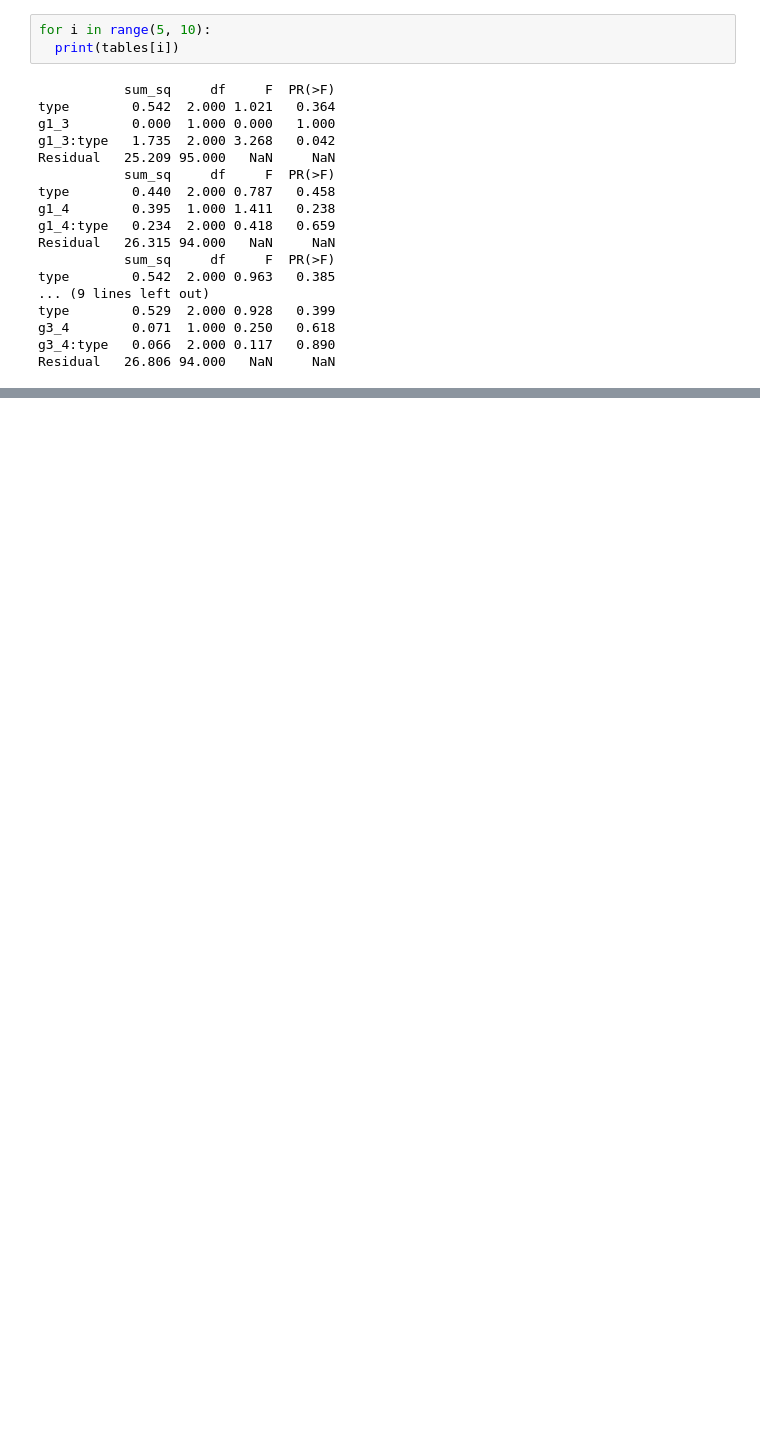
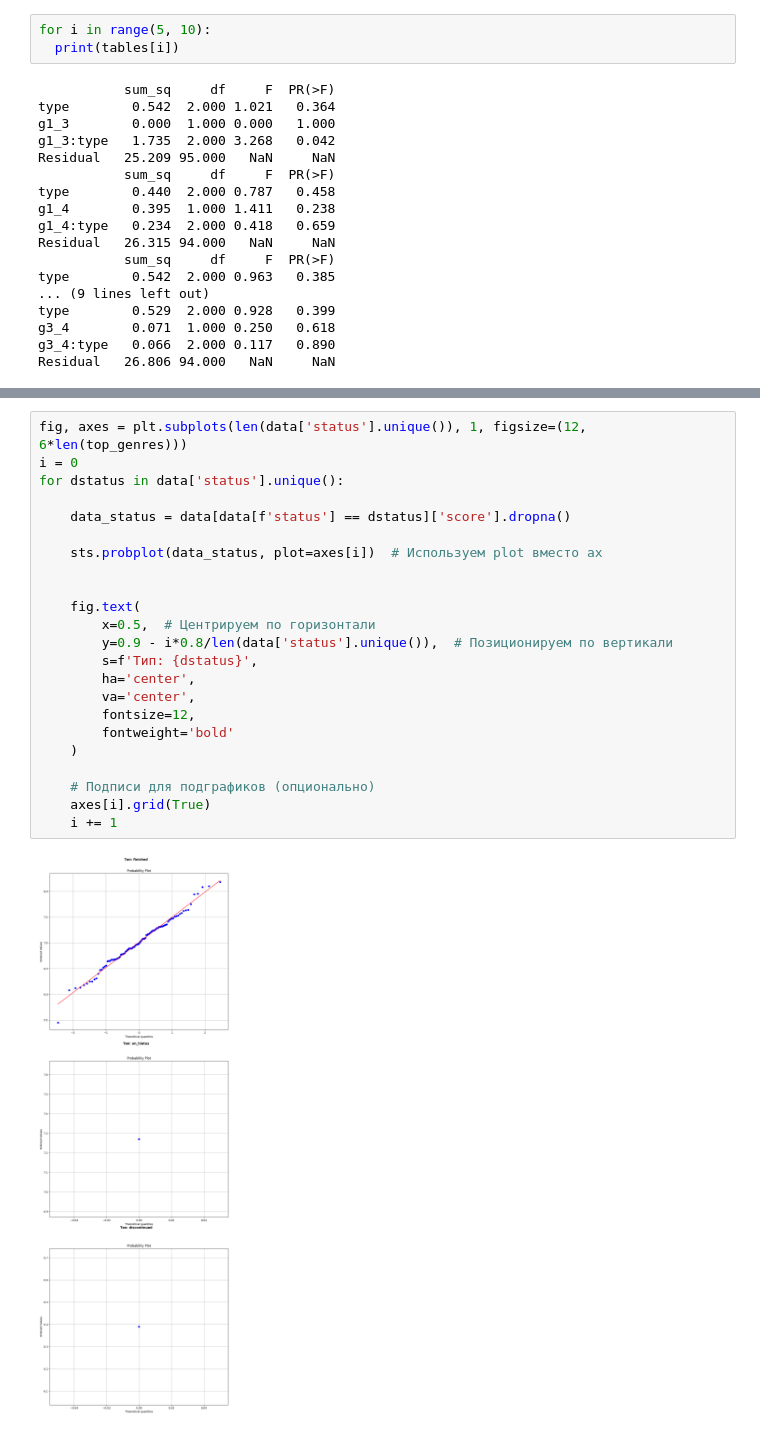
Before and after one commit to Slava55555/EconometricsAndStatistics, a Jupyter notebook: scripts/lab5.ipynb, the cells around one changed output, grey strips where cells are left out. Cells and saved outputs as stored; diff of their text form; blank space fills up the shorter version.

```diff
--- a/scripts/lab5.ipynb
+++ b/scripts/lab5.ipynb
@@ -176,0 +224,25 @@ Residual   26.806 94.000   NaN     NaN
+# %%
+fig, axes = plt.subplots(len(data['status'].unique()), 1, figsize=(12, 6*len(top_genres)))
+i = 0
+for dstatus in data['status'].unique():
+
+    data_status = data[data[f'status'] == dstatus]['score'].dropna()
+
+    sts.probplot(data_status, plot=axes[i])  # Используем plot вместо ax
+
+
+    fig.text(
+        x=0.5,  # Центрируем по горизонтали
+        y=0.9 - i*0.8/len(data['status'].unique()),  # Позиционируем по вертикали
+        s=f'Тип: {dstatus}',
+        ha='center',
+        va='center',
+        fontsize=12,
+        fontweight='bold'
+    )
+
+    # Подписи для подграфиков (опционально)
+    axes[i].grid(True)
+    i += 1
+# %% [output]
+[figure, added]
```
Also changed, not shown: parts of 4 cells of this notebook, 2 other files.
